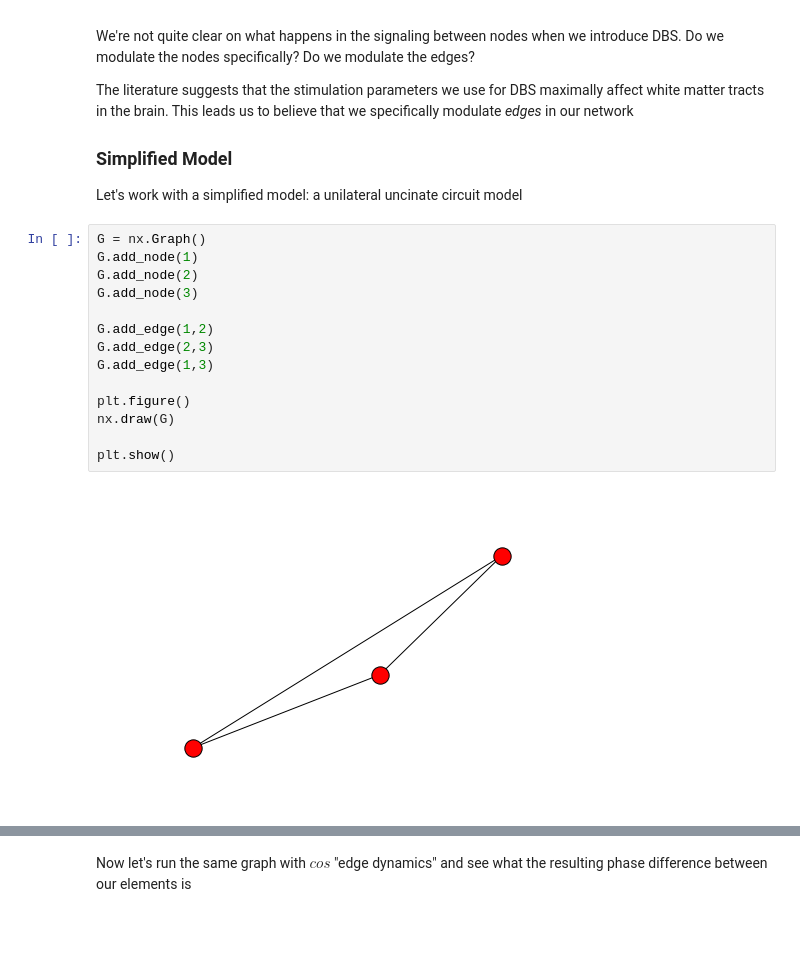
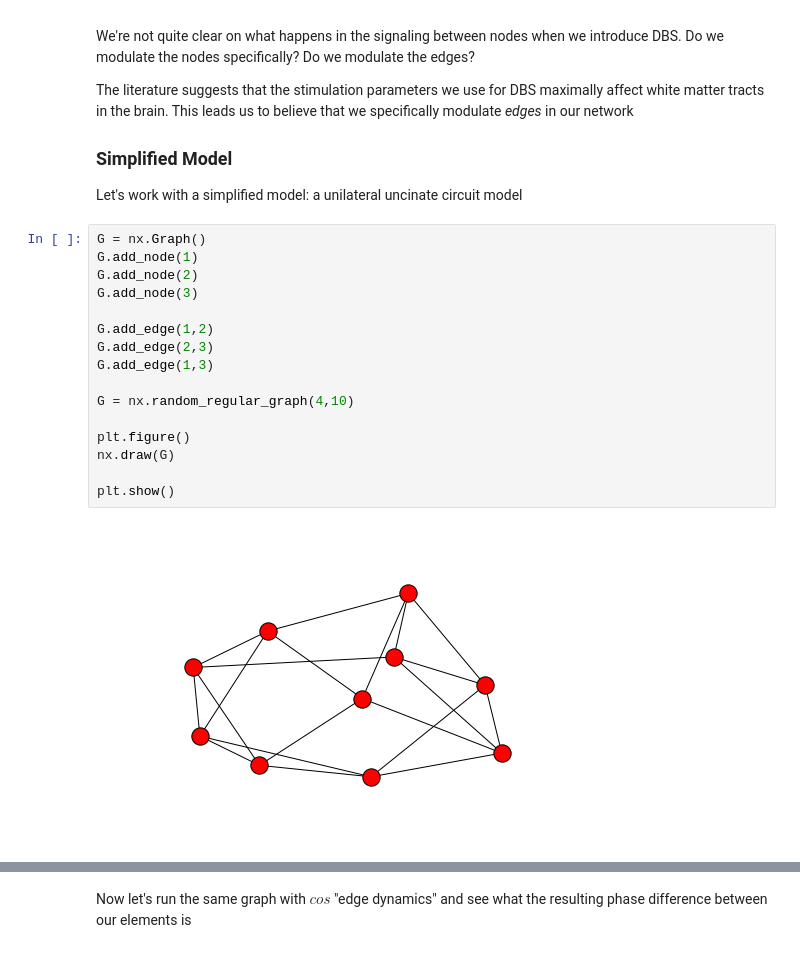
Before and after one commit to virati/KuramotoDBS, a Jupyter notebook: Kuramoto Modeling of Uncinate Fasciculus.ipynb, the cells around one changed output, grey strips where cells are left out. Saved outputs shown, nothing was run; the diff lists cells and outputs as text.

```diff
--- a/Kuramoto Modeling of Uncinate Fasciculus.ipynb
+++ b/Kuramoto Modeling of Uncinate Fasciculus.ipynb
@@ -127,19 +135,21 @@ Let's work with a simplified model: a unilateral uncinate circuit model
 # %%
 G = nx.Graph()
 G.add_node(1)
 G.add_node(2)
 G.add_node(3)
 
 G.add_edge(1,2)
 G.add_edge(2,3)
 G.add_edge(1,3)
 
+G = nx.random_regular_graph(4,10)
+
 plt.figure()
 nx.draw(G)
 
 plt.show()
 # %% [output]
-[figure, old version]
+[figure, new version]
 # %% [markdown]
 #### Outline
 
```
Also changed, not shown: parts of 5 cells of this notebook.
